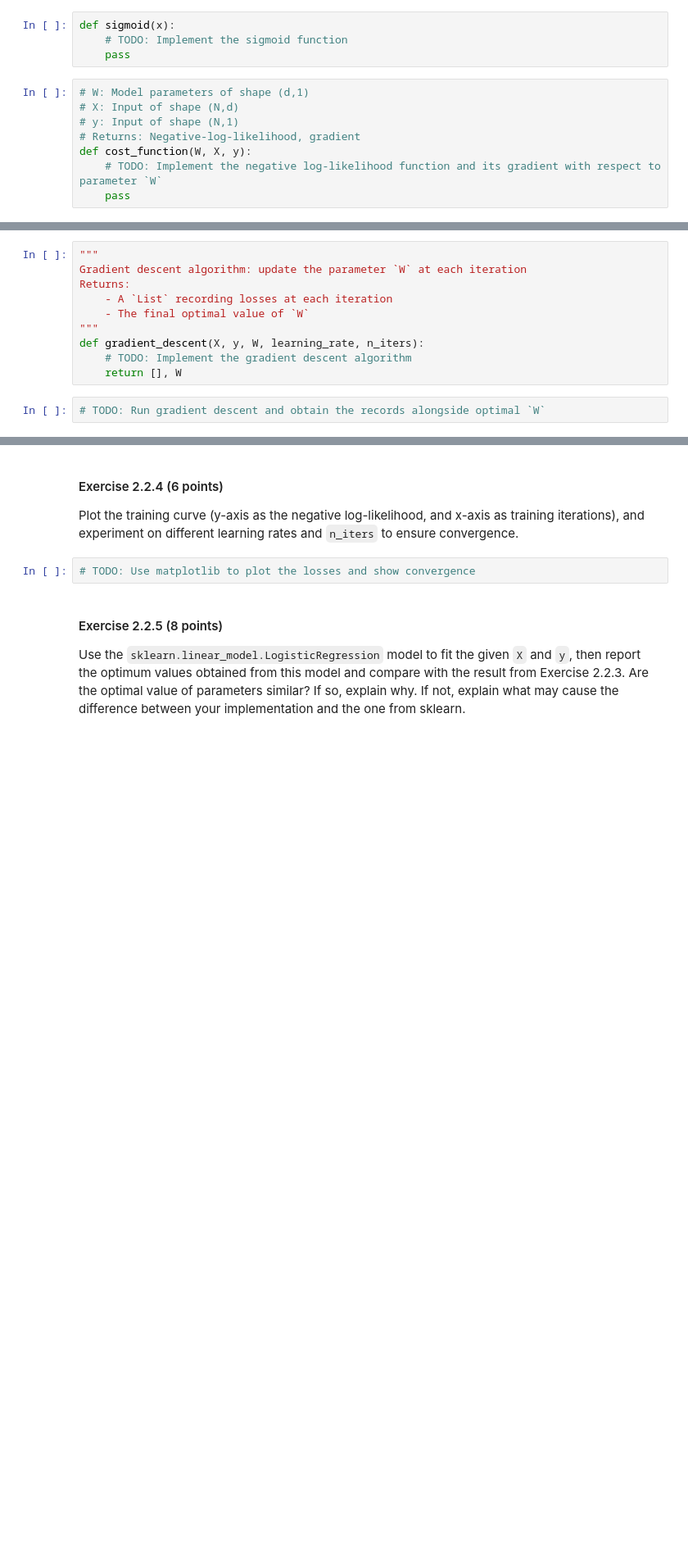
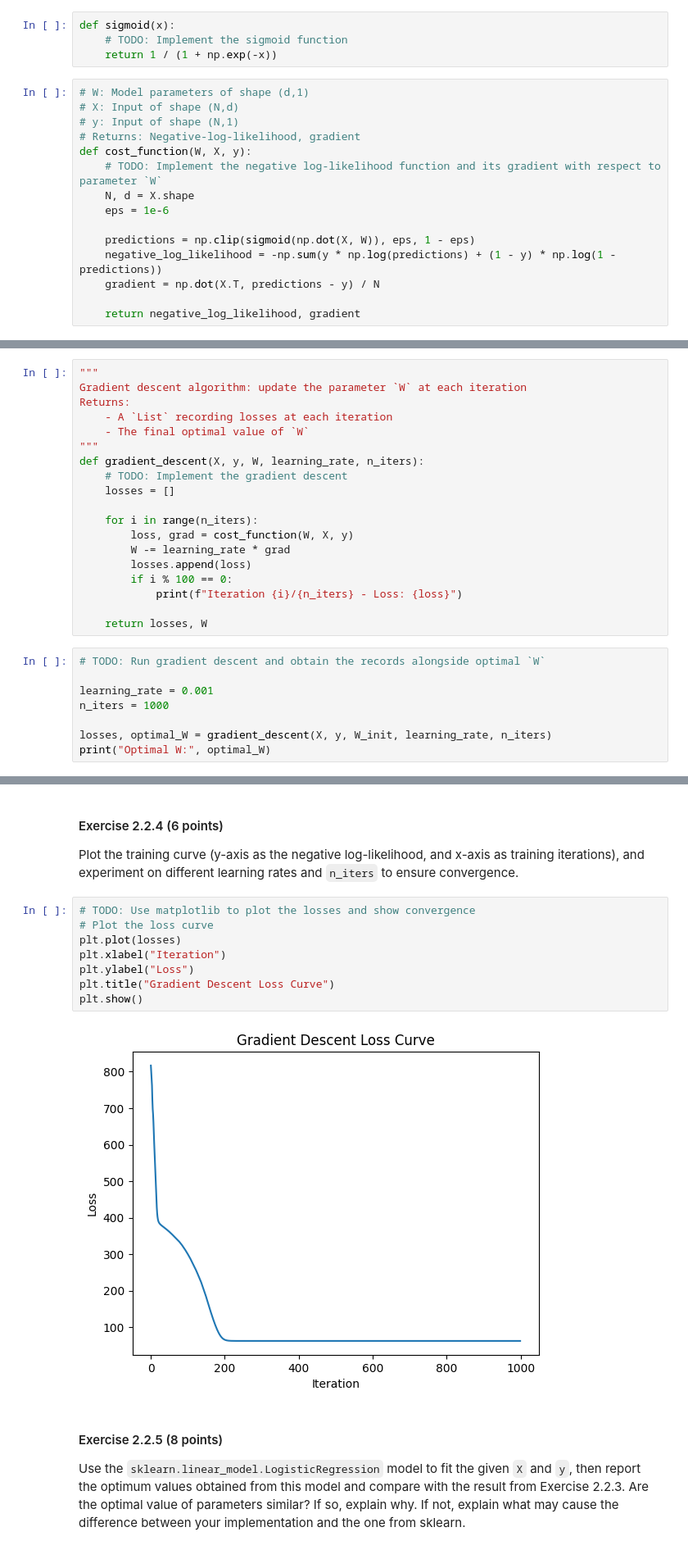
Before and after one commit to siddharthnandy/CS247, a Jupyter notebook: hw1/Assignment 1.ipynb, the cells around one changed output, grey strips where cells are left out. Shown: that part at 82% size. Cells and saved outputs as stored; diff of their text form; blank space fills up the shorter version.

```diff
--- a/hw1/Assignment 1.ipynb
+++ b/hw1/Assignment 1.ipynb
@@ -331,7 +498,7 @@ Implement a logistic regression model by hand, by specifying the following funct
 # %%
 def sigmoid(x):
     # TODO: Implement the sigmoid function
-    pass
+    return 1 / (1 + np.exp(-x))
 # %%
 # W: Model parameters of shape (d,1)
 # X: Input of shape (N,d)
@@ -339,7 +506,14 @@ def sigmoid(x):
 # Returns: Negative-log-likelihood, gradient
 def cost_function(W, X, y):
     # TODO: Implement the negative log-likelihood function and its gradient with respect to parameter `W`
-    pass
+    N, d = X.shape
+    eps = 1e-6
+
+    predictions = np.clip(sigmoid(np.dot(X, W)), eps, 1 - eps)
+    negative_log_likelihood = -np.sum(y * np.log(predictions) + (1 - y) * np.log(1 - predictions))
+    gradient = np.dot(X.T, predictions - y) / N
+
+    return negative_log_likelihood, gradient
 # %% [markdown]
 #### Exercise 2.2.3 (6 points)
 
@@ -352,7 +526,22 @@ Returns:
     - The final optimal value of `W`
 """
 def gradient_descent(X, y, W, learning_rate, n_iters):
-    # TODO: Implement the gradient descent algorithm
-    return [], W
+    # TODO: Implement the gradient descent
+    losses = []
+
+    for i in range(n_iters):
+        loss, grad = cost_function(W, X, y)
+        W -= learning_rate * grad
+        losses.append(loss)
+        if i % 100 == 0:
+            print(f"Iteration {i}/{n_iters} - Loss: {loss}")
+
+    return losses, W
 # %%
 # TODO: Run gradient descent and obtain the records alongside optimal `W`
+
+learning_rate = 0.001
+n_iters = 1000
+
+losses, optimal_W = gradient_descent(X, y, W_init, learning_rate, n_iters)
+print("Optimal W:", optimal_W)
@@ -362,6 +564,14 @@ def gradient_descent(X, y, W, learning_rate, n_iters):
 Plot the training curve (y-axis as the negative log-likelihood, and x-axis as training iterations), and experiment on different learning rates and `n_iters` to ensure convergence.
 # %%
 # TODO: Use matplotlib to plot the losses and show convergence
+# Plot the loss curve
+plt.plot(losses)
+plt.xlabel("Iteration")
+plt.ylabel("Loss")
+plt.title("Gradient Descent Loss Curve")
+plt.show()
+# %% [output]
+[figure, added]
 # %% [markdown]
 #### Exercise 2.2.5 (8 points)
 
```
Also changed, not shown: parts of 51 cells of this notebook, 2 other files.
